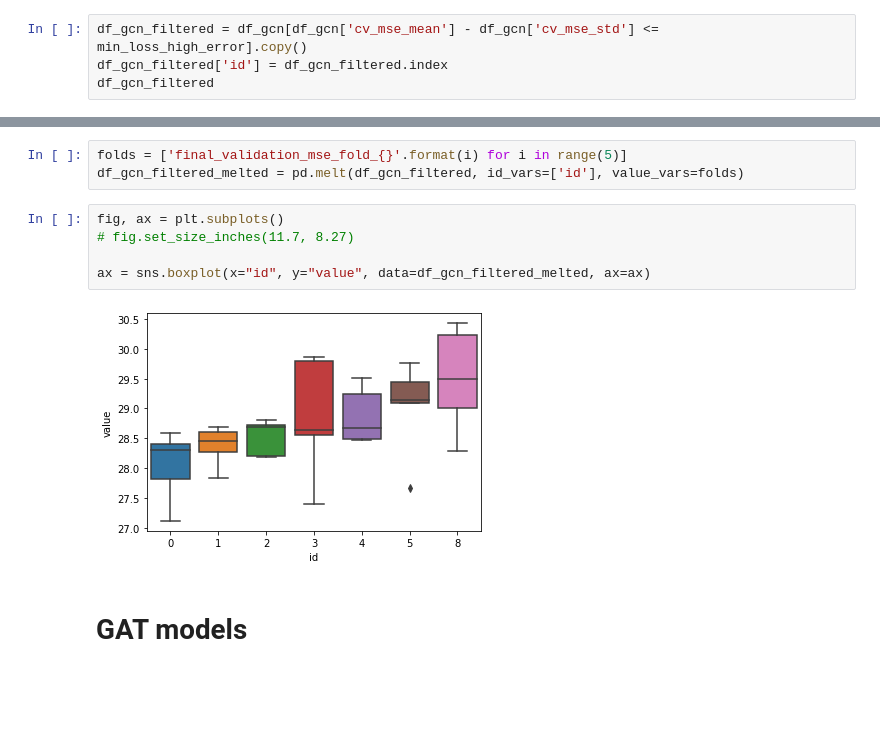
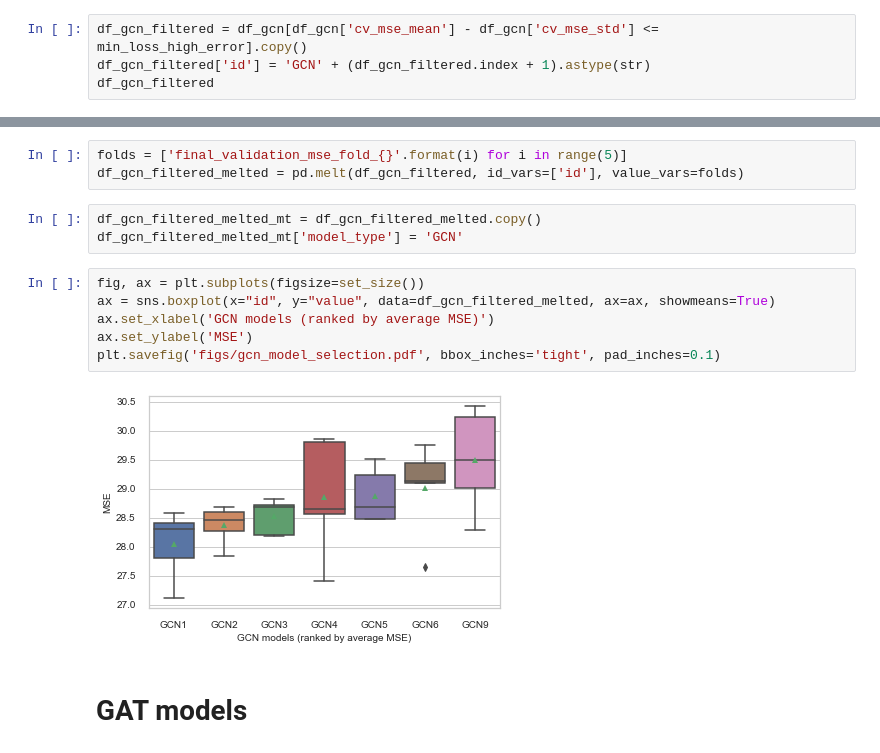
Before and after one commit to kamilest/brain-age-gnn, a Jupyter notebook: notebooks/model_selection.ipynb, the cells around one changed output, grey strips where cells are left out. Cells and saved outputs as stored; diff of their text form; blank space fills up the shorter version.

Commit message:
Model selection notebook update

```diff
--- a/notebooks/model_selection.ipynb
+++ b/notebooks/model_selection.ipynb
@@ -67,6 +127,6 @@ df_gcn[df_gcn['cv_mse_mean'] - df_gcn['cv_mse_std'] <= min_loss_high_error][['Na
 # %%
 df_gcn_filtered = df_gcn[df_gcn['cv_mse_mean'] - df_gcn['cv_mse_std'] <= min_loss_high_error].copy()
-df_gcn_filtered['id'] = df_gcn_filtered.index
+df_gcn_filtered['id'] = 'GCN' + (df_gcn_filtered.index + 1).astype(str)
 df_gcn_filtered
 # %% [output]
 |  | Name | learning_rate | similarity | layer_sizes | weight_decay | n_conv_layers | dropout | _wandb | ... |
@@ -81,13 +141,17 @@ df_gcn_filtered
 # %%
 folds = ['final_validation_mse_fold_{}'.format(i) for i in range(5)]
 df_gcn_filtered_melted = pd.melt(df_gcn_filtered, id_vars=['id'], value_vars=folds)
+# %%
+df_gcn_filtered_melted_mt = df_gcn_filtered_melted.copy()
+df_gcn_filtered_melted_mt['model_type'] = 'GCN'
 # %%
-fig, ax = plt.subplots()
-# fig.set_size_inches(11.7, 8.27)
-
-ax = sns.boxplot(x="id", y="value", data=df_gcn_filtered_melted, ax=ax)
+fig, ax = plt.subplots(figsize=set_size())
+ax = sns.boxplot(x="id", y="value", data=df_gcn_filtered_melted, ax=ax, showmeans=True)
+ax.set_xlabel('GCN models (ranked by average MSE)')
+ax.set_ylabel('MSE')
+plt.savefig('figs/gcn_model_selection.pdf', bbox_inches='tight', pad_inches=0.1)
 # %% [output]
-[figure, old version]
+[figure, new version]
 # %% [markdown]
 # GAT models
 # %%
```
Also changed, not shown: parts of 12 cells of this notebook, 3 other files.
